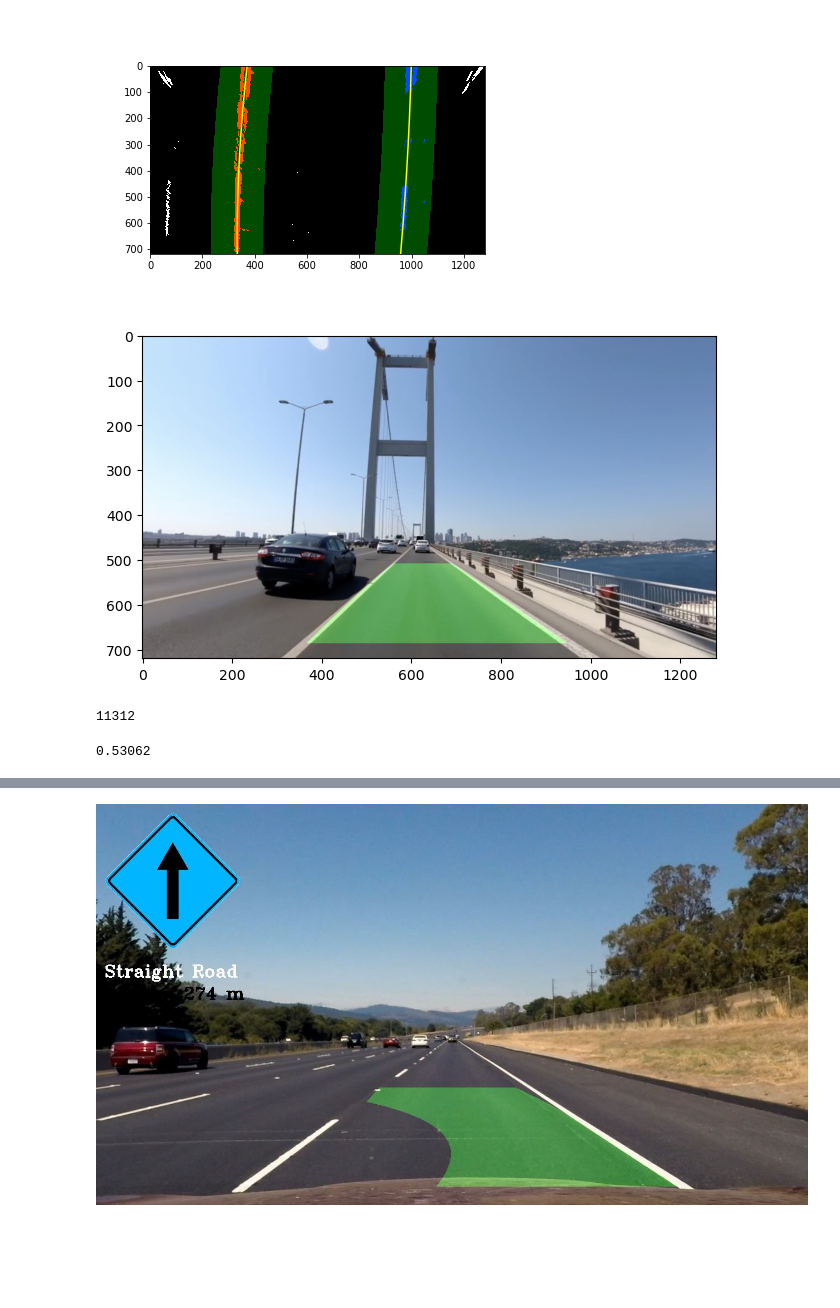
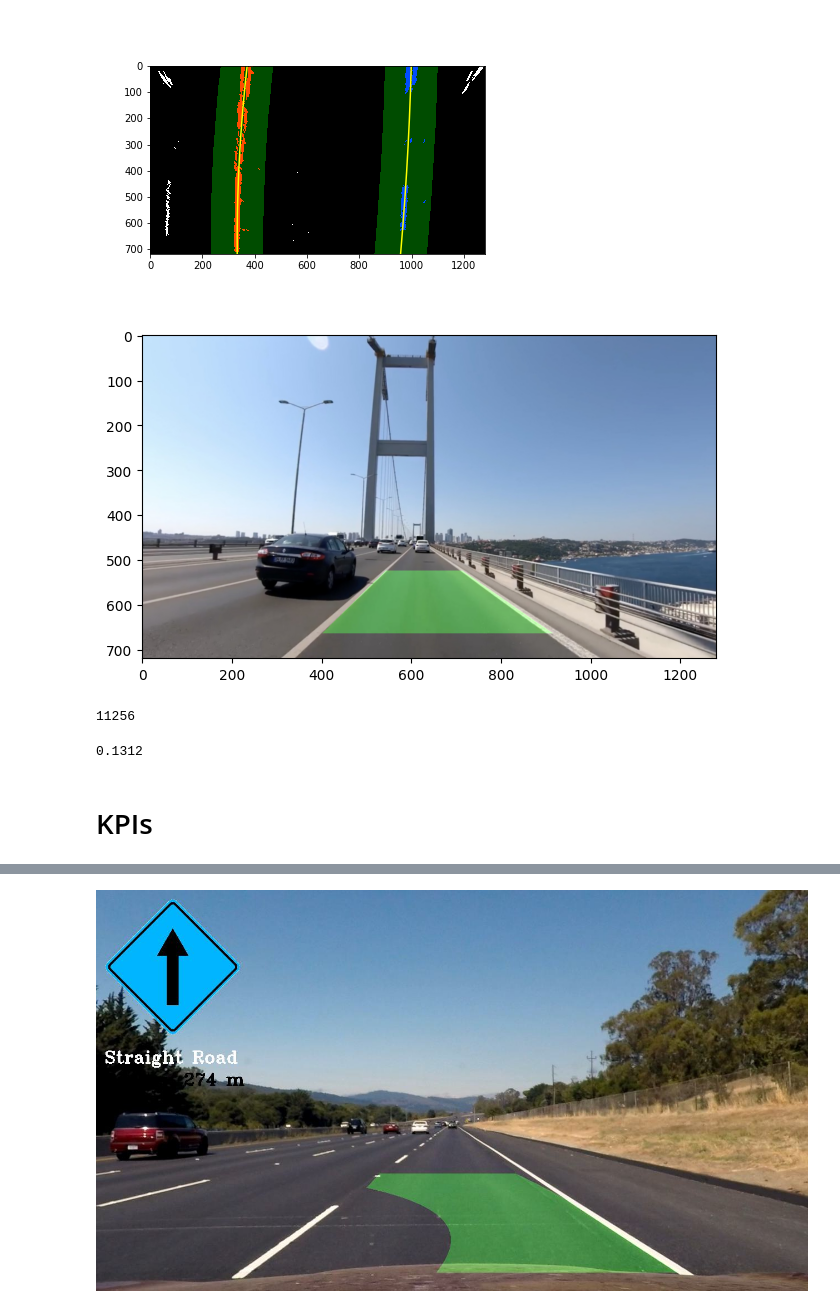
Before and after one commit to patrickahrend/hyperautomation-lane-detection, a Jupyter notebook: Part II - Adv Lane Detection and Road Features 2/Part II - Adv Lane Detection and Road Features 2/our_algorithm.ipynb, the cells around one changed output, grey strips where cells are left out. Saved outputs shown, nothing was run; the diff lists cells and outputs as text; code cells hidden in the pictures; blank space fills up the shorter version.

```diff
--- a/Part II - Adv Lane Detection and Road Features 2/Part II - Adv Lane Detection and Road Features 2/our_algorithm.ipynb
+++ b/Part II - Adv Lane Detection and Road Features 2/Part II - Adv Lane Detection and Road Features 2/our_algorithm.ipynb
@@ -176,9 +178,9 @@ def create_roi_suggestions(image):
     #polygon_ratio2 = [0.31]
 
     #BRIDGE WORKS
-    polygon_size = [(720,171)]
-    polgon_ratio= [0.221]
-    polygon_ratio2 = [0.356]
+    #polygon_size = [(720,171)]
+    #polgon_ratio= [0.221]
+    #polygon_ratio2 = [0.356]
 
     #NORWAY WORKS
     #polygon_size = [(720,158)]
@@ -201,9 +203,9 @@ def create_roi_suggestions(image):
     #polygon_ratio2 = [0.275]
 
     #NORWAY FERRY WORKS
-    #polygon_size = [(555,135)]
-    #polgon_ratio= [0.264]
-    #polygon_ratio2 = [0.42]
+    polygon_size = [(555,135)]
+    polgon_ratio= [0.264]
+    polygon_ratio2 = [0.42]
 
     ## loop bottom left point
     ## TUNING: granular to have more centred Histograms
@@ -918,6 +904,16 @@ def lane_fill_poly(binary_warped,undist,left_fit,right_fit):
     pts_right = np.array([np.flipud(np.transpose(np.vstack([right_fitx, ploty])))])
     pts = np.hstack((pts_left, pts_right))
 
+    line_image = np.zeros((720, 1280))
+
+    for pt in pts_left[0]:
+        line_image[int(min(pt[1], 1279))][int(min(pt[0], 1279))] = 255
+
+    for pt in pts_right[0]:
+        line_image[int(min(pt[1], 1279))][int(min(pt[0], 1279))] = 255
+
+    line_image = cv.warpPerspective(line_image, inverse_perspective_transform, (binary_warped.shape[1], binary_warped.shape[0]))
+
     # Draw the lane
     cv.fillPoly(color_warp, np.int_([pts]), (0,255, 0))
 
@@ -927,15 +923,15 @@ def lane_fill_poly(binary_warped,undist,left_fit,right_fit):
     #newwarp = cv.cvtColor(newwarp, cv.COLOR_BGR2RGB)
     result = cv.addWeighted(undist, 1, newwarp, 0.3, 0)
 
-    return result
+    return result, line_image
 # %%
-colored_lane = lane_fill_poly(birdseye_result, image, left_fit, right_fit)
+colored_lane, prediction_line_matrix = lane_fill_poly(birdseye_result, image, left_fit, right_fit)
 plt.figure()
-plt.imshow(colored_lane);
+plt.imshow(colored_lane)
 plt.tight_layout()
 plt.savefig('saved_figures/lane_polygon.png')
 # %% [output]
-[figure, old version]
+[figure, new version]
 # %%
 def measure_curve(binary_warped,left_fit,right_fit):
 
@@ -972,7 +968,7 @@ def measure_curve(binary_warped,left_fit,right_fit):
 # %%
 measure_curve(birdseye_result,left_fit, right_fit)
 # %% [output]
-11312
+11256
 # %%
 def vehicle_offset(img,left_fit,right_fit):
 
@@ -998,4 +994,6 @@ def vehicle_offset(img,left_fit,right_fit):
 offset = vehicle_offset(colored_lane, left_fit, right_fit)
 print(offset)
 # %% [output]
-0.53062
+0.1312
+# %% [markdown]
+# KPIs
```
Also changed, not shown: parts of 15 cells of this notebook, 27 other files.
